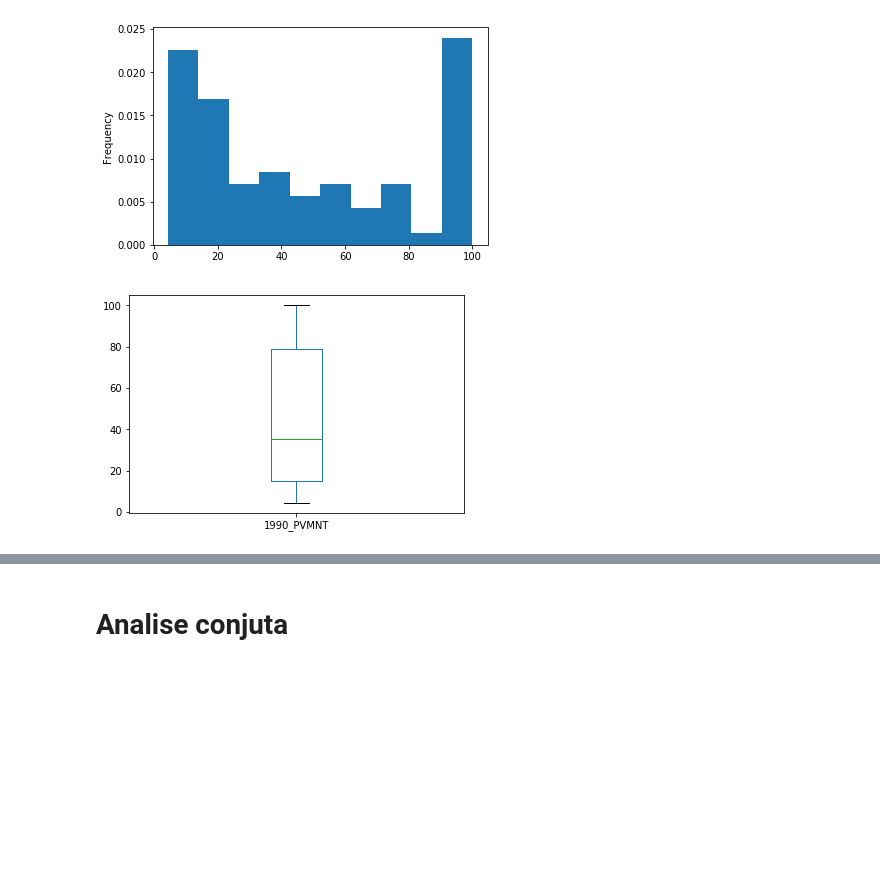
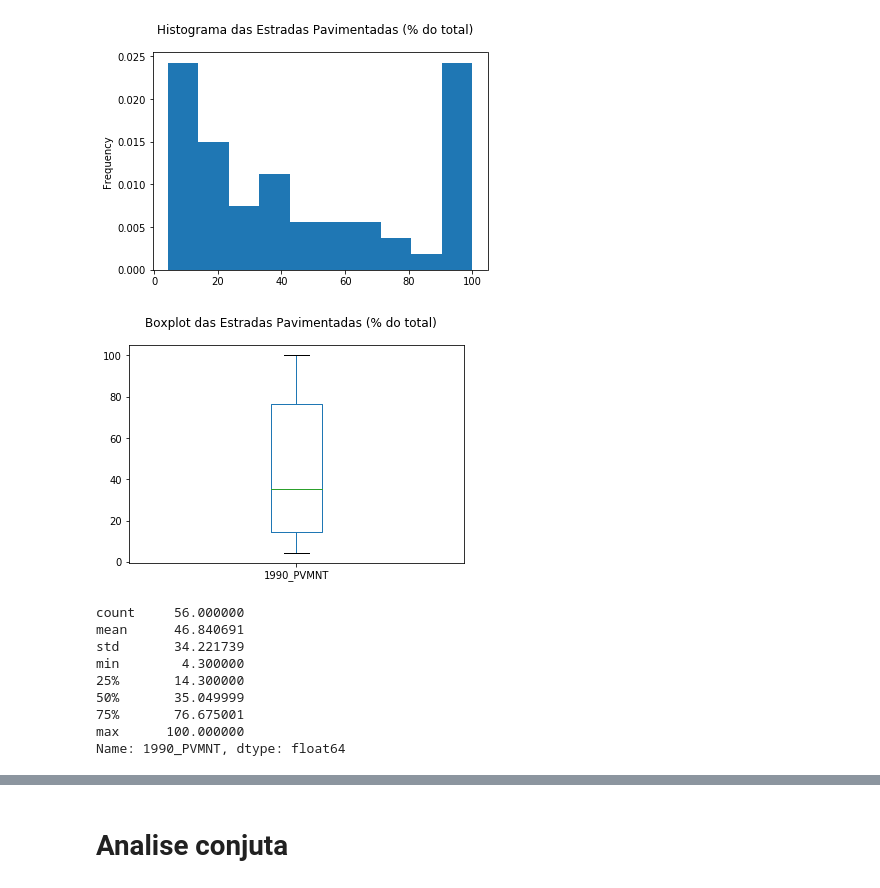
Before and after one commit to rafikli/projeto-1-CD, a Jupyter notebook: Projeto 1 DADOS.ipynb, the cells around one changed output, grey strips where cells are left out. Saved outputs shown, nothing was run; the diff lists cells and outputs as text; code cells hidden in the pictures; blank space fills up the shorter version.

```diff
--- a/Projeto 1 DADOS.ipynb
+++ b/Projeto 1 DADOS.ipynb
@@ -29,6 +38,7 @@ FRST_JOIN = URB_IDX.join(PVMNT_IDX, how='inner',lsuffix='_URB',rsuffix='_PVMNT')
 D_JOIN = FRST_JOIN.join(HDI_IDX,how='inner',lsuffix='_URB',rsuffix='_IDH')
 D_JOIN.columns=["1990_URB","1990_PVMNT","1990_IDH"]
 D_JOIN.to_csv("FINAL.csv")
+D_JOIN = D_JOIN.dropna()
 D_JOIN.head()
 # %% [output]
 |  | 1990_URB | 1990_PVMNT | 1990_IDH |
@@ -71,8 +114,21 @@ plt.show()
 # %%
+#Plotando os histogramas para o  PVMNT
 D_JOIN["1990_PVMNT"].plot(kind="hist", density=True)
+plt.suptitle("Histograma das Estradas Pavimentadas (% do total)")
 plt.show()
 D_JOIN["1990_PVMNT"].plot.box()
+plt.suptitle("Boxplot das Estradas Pavimentadas (% do total)")
 plt.show()
+D_JOIN["1990_PVMNT"].describe()
 # %% [output]
-[figure, old version]
+[figure, new version]
-[figure, old version]
+[figure, new version]
+count     56.000000
+mean      46.840691
+std       34.221739
+min        4.300000
+25%       14.300000
+50%       35.049999
+75%       76.675001
+max      100.000000
+Name: 1990_PVMNT, dtype: float64
```
Also changed, not shown: parts of 25 cells of this notebook.
